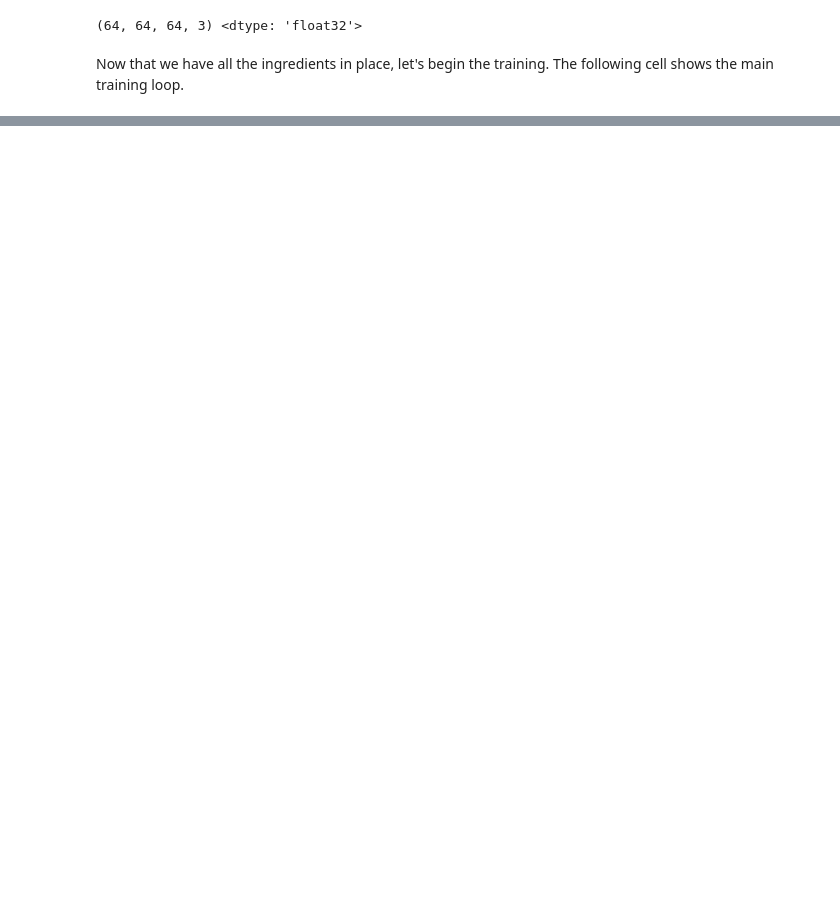
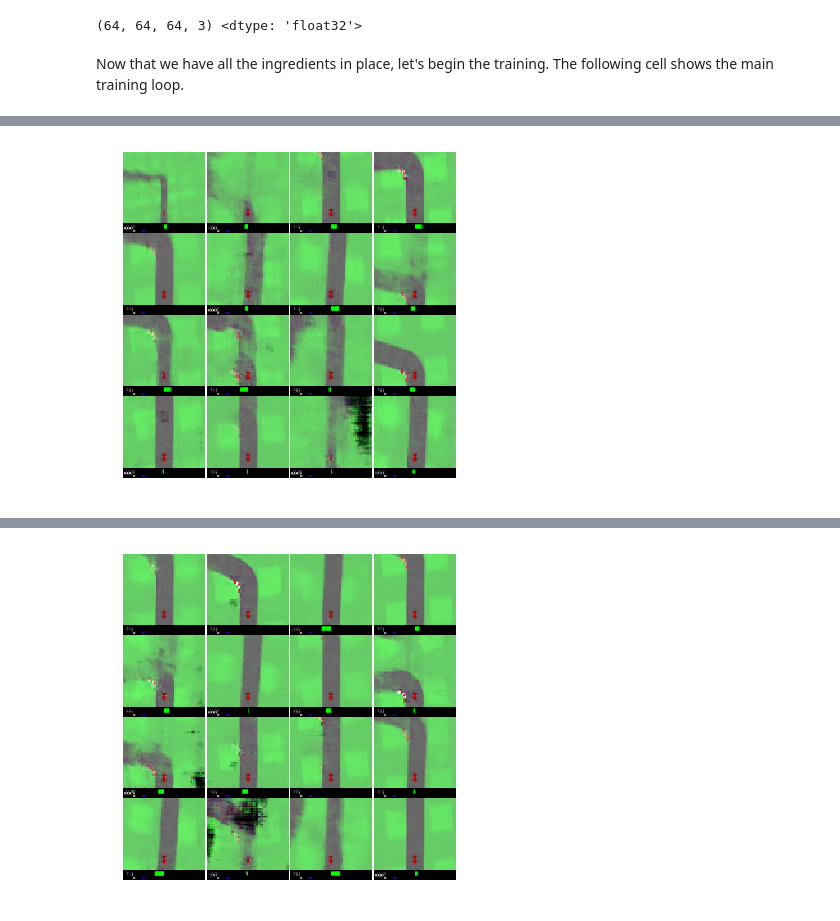
Before and after one commit to katnoria/world-models, a Jupyter notebook: notebooks/autoencoder.ipynb, the cells around one changed output, grey strips where cells are left out. Saved outputs shown, nothing was run; the diff lists cells and outputs as text; code cells hidden in the pictures; blank space fills up the shorter version.

```diff
--- a/notebooks/autoencoder.ipynb
+++ b/notebooks/autoencoder.ipynb
@@ -67,7 +67,7 @@ plt.show()
 Instead of loading picked data again and again, we instead convert it into compressed npz format and use it to load the dataset. See ../src/convert_pickled_dataset_to_npz.py
 # %%
 # Sample test file
-with np.load('../src/processed/10000rollouts.npz') as data:
+with np.load('../src/processed/300rollouts.npz') as data:
     np_data = data['arr_0']
 # %%
 print(len(np_data), np_data.shape)
@@ -352,4 +352,8 @@ for epoch in range(0, EPOCHS):
     if epoch % save_every == 0:
         save_path = manager.save()
         print('Saved checkpoint for step {}:{}'.format(epoch, save_path))
+
+# Final Save
+save_path = manager.save()
+print('Saved checkpoint for step {}'.format(save_path))
 # %% [output]
@@ -356,0 +362 @@ Restored from ./ckpts/ckpt-4
+[figure, added]
@@ -357,3 +365,4 @@ Restored from ./ckpts/ckpt-4
+[figure, added]
 # %%
 # Generate sample
 generate_sample_images(model, plot_shape=(4,4), save=True)
```
Also changed, not shown: parts of 5 cells of this notebook, 1 other file.
